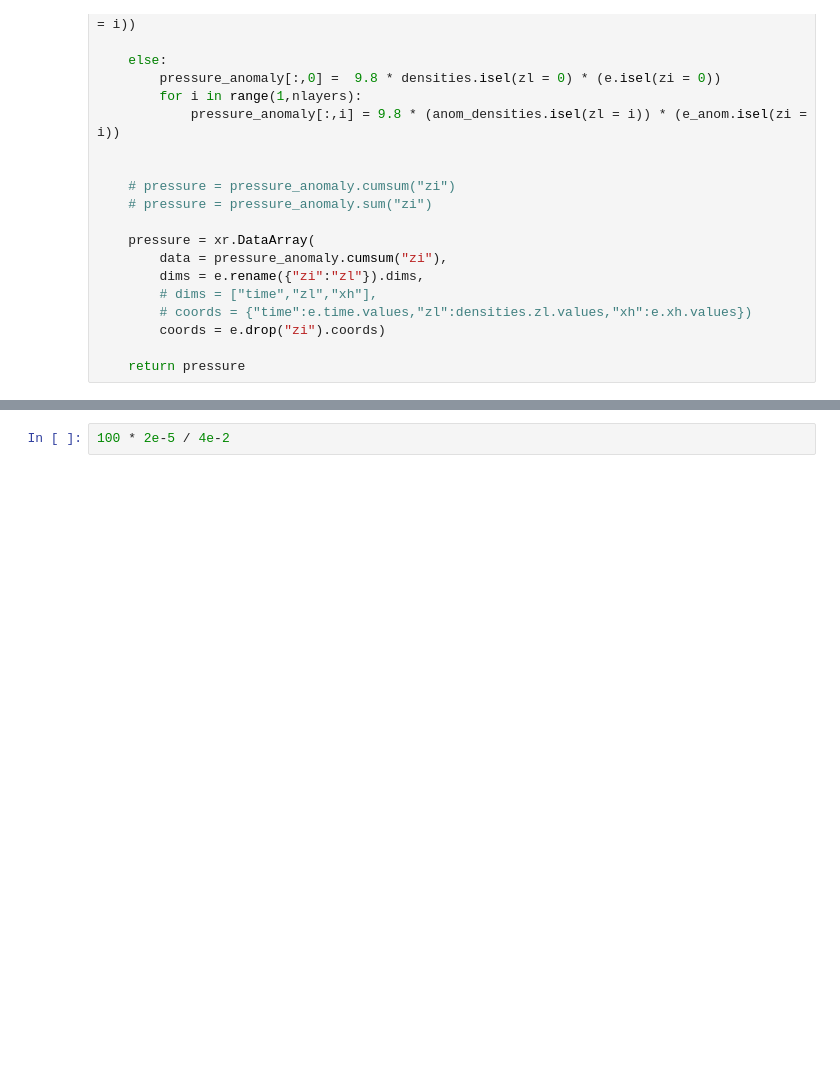
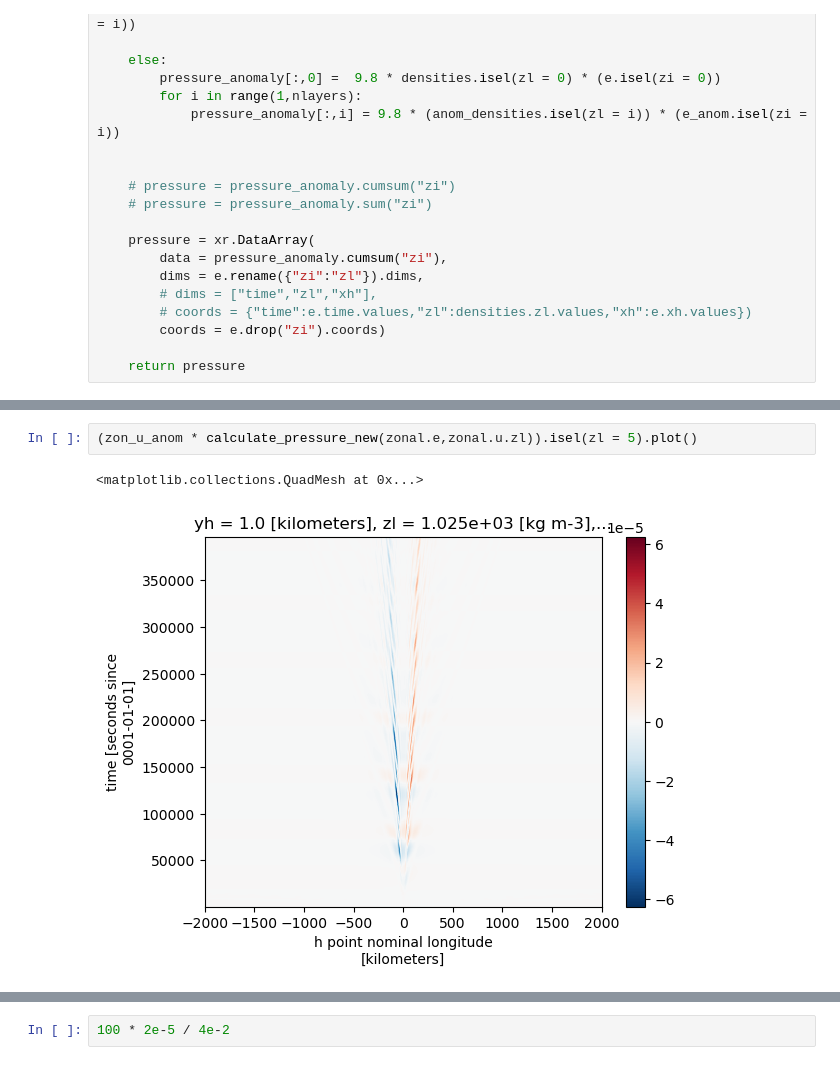
Before and after one commit to ashjbarnes/topographic-NIWs, a Jupyter notebook: analysis_notebooks/energy_flux_attempt.ipynb, the cells around one changed output, grey strips where cells are left out. Saved outputs shown, nothing was run; the diff lists cells and outputs as text; blank space fills up the shorter version.

```diff
--- a/analysis_notebooks/energy_flux_attempt.ipynb
+++ b/analysis_notebooks/energy_flux_attempt.ipynb
@@ -130,0 +158,5 @@ plt.figure()
+# %%
+(zon_u_anom * calculate_pressure_new(zonal.e,zonal.u.zl)).isel(zl = 5).plot()
+# %% [output]
+<matplotlib.collections.QuadMesh at 0x...>
+[figure, added]
```
Also changed, not shown: parts of 13 cells of this notebook, 2 other files.
